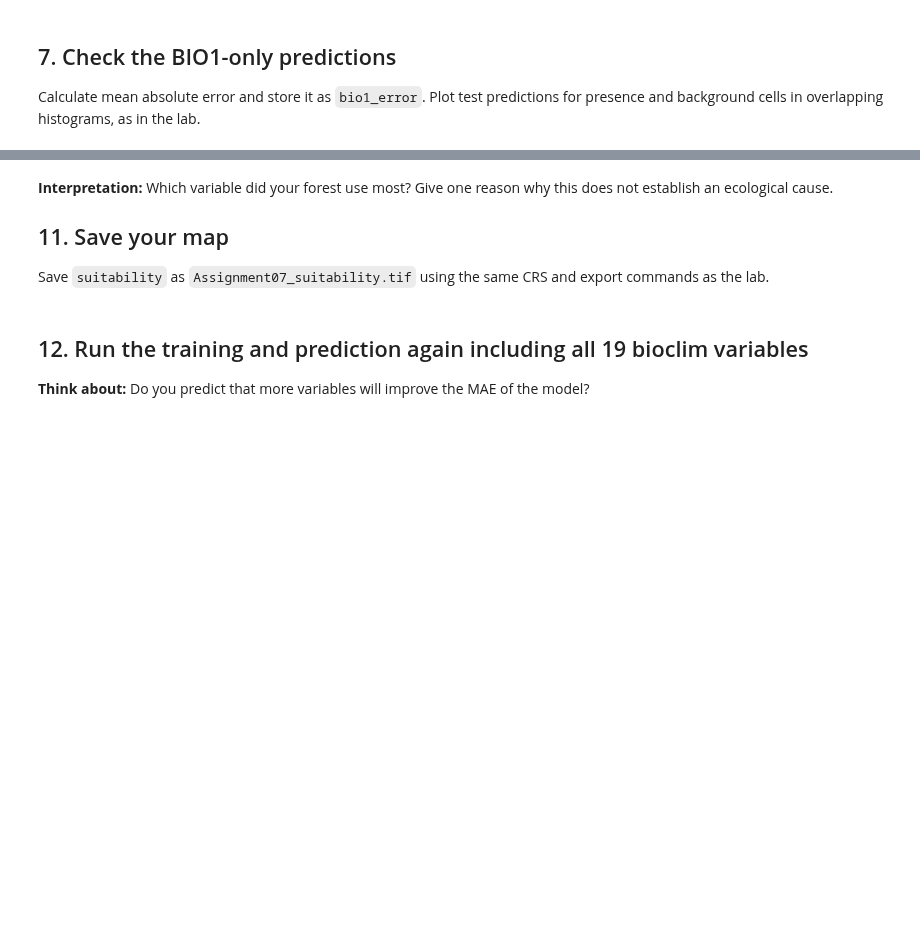
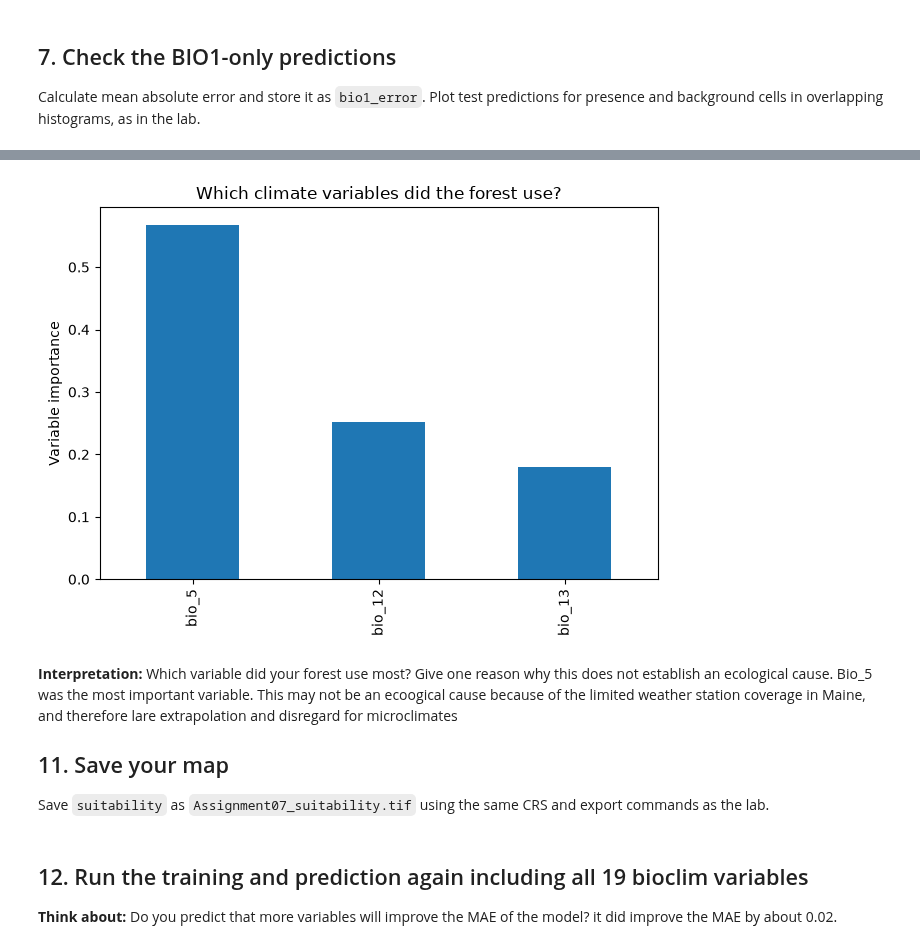
Before and after one commit to Gyrosigma/BIO597-SpatialBiodiversity, a Jupyter notebook: docs/assignments/Assignment-07-MachineLearningSDM.ipynb, the cells around one changed output, grey strips where cells are left out. Cells and saved outputs as stored; diff of their text form; code cells hidden in the pictures; blank space fills up the shorter version.

```diff
--- a/docs/assignments/Assignment-07-MachineLearningSDM.ipynb
+++ b/docs/assignments/Assignment-07-MachineLearningSDM.ipynb
@@ -120,8 +294,17 @@ Fit a new `final_model` using all modeling rows and the three predictors. Predic
 Use `final_model.feature_importances_` and `pd.Series()` as in the lab to make a bar plot for the three predictors.
 # %%
 # Make and label a variable-importance plot.
+
+importance = pd.Series(final_model.feature_importances_, index=features)
+importance.plot.bar()
+plt.ylabel("Variable importance")
+plt.title("Which climate variables did the forest use?")
+plt.tight_layout()
+plt.show()
+# %% [output]
+[figure, added]
 # %% [markdown]
-**Interpretation:** Which variable did your forest use most? Give one reason why this does not establish an ecological cause.
+**Interpretation:** Which variable did your forest use most? Give one reason why this does not establish an ecological cause. Bio_5 was the most important variable. This may not be an ecoogical cause because of the limited weather station coverage in Maine, and therefore lare extrapolation and disregard for microclimates
 
 ## 11. Save your map
 
@@ -131,4 +316,4 @@ Save `suitability` as `Assignment07_suitability.tif` using the same CRS and expo
 # %% [markdown]
 ## 12. Run the training and prediction again including all 19 bioclim variables
 
-**Think about:** Do you predict that more variables will improve the MAE of the model?
+**Think about:** Do you predict that more variables will improve the MAE of the model? it did improve the MAE by about 0.02.
```
Also changed, not shown: parts of 21 cells of this notebook, 1 other file.
